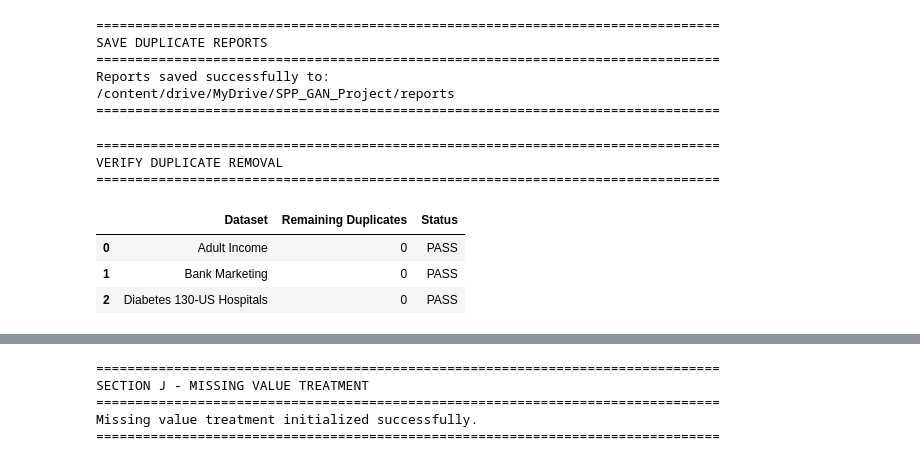
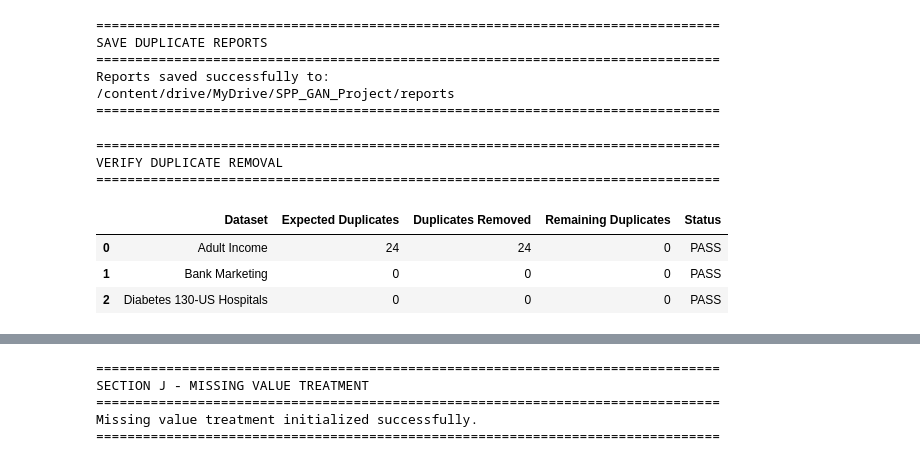
Before and after one commit to amzad-786githumb/Privacy-Preserving-Synthetic-Tabular-Data-Generation-Using-Generative-Adversarial-Networks, a Jupyter notebook: 02_Data_Preprocessing.ipynb, the cells around one changed output, grey strips where cells are left out. Saved outputs shown, nothing was run; the diff lists cells and outputs as text; code cells hidden in the pictures.

```diff
--- a/02_Data_Preprocessing.ipynb
+++ b/02_Data_Preprocessing.ipynb
@@ -7610,44 +7759,97 @@ Reports saved successfully to:
 # I8. Verify Duplicate Removal
 # ============================================================
 
 print("=" * 80)
 print("VERIFY DUPLICATE REMOVAL")
 print("=" * 80)
 
 verification = []
 
 for dataset_id, df in RAW_DATASETS.items():
 
-    remaining_duplicates = int(df.duplicated().sum())
+    remaining_duplicates = int(
+        df.duplicated().sum()
+    )
+
+    duplicates_removed = int(
+        DUPLICATE_REMOVAL_SUMMARY[dataset_id][
+            "Duplicates Removed"
+        ]
+    )
 
     verification.append({
 
-        "Dataset": DATASETS[dataset_id]["name"],
+        "Dataset":
+            DATASETS[dataset_id]["name"],
 
-        "Remaining Duplicates": remaining_duplicates,
+        "Expected Duplicates":
+            DUPLICATE_SUMMARY_DF.loc[
+                DUPLICATE_SUMMARY_DF["Dataset"]
+                == DATASETS[dataset_id]["name"],
+                "Duplicate Rows"
+            ].iloc[0],
 
-        "Status": "PASS" if remaining_duplicates == 0 else "WARNING"
+        "Duplicates Removed":
+            duplicates_removed,
+
+        "Remaining Duplicates":
+            remaining_duplicates,
+
+        "Status":
+            (
+                "PASS"
+                if remaining_duplicates == 0
+                else "FAIL"
+            )
 
     })
 
-DUPLICATE_VERIFICATION_DF = pd.DataFrame(verification)
 
-display(DUPLICATE_VERIFICATION_DF)
+DUPLICATE_VERIFICATION_DF = pd.DataFrame(
+    verification
+)
+
+display(
+    DUPLICATE_VERIFICATION_DF
+)
+
+
+# ============================================================
+# Final Verification
+# ============================================================
 
 print("=" * 80)
 
-if (DUPLICATE_VERIFICATION_DF["Remaining Duplicates"] == 0).all():
-    print("✓ Duplicate removal completed successfully.")
+if (
+    not DUPLICATE_VERIFICATION_DF.empty
+    and
+    (
+        DUPLICATE_VERIFICATION_DF["Remaining Duplicates"]
+        == 0
+    ).all()
+):
+
+    print(
+        "✓ Duplicate removal verified successfully."
+    )
+
+    print(
+        "✓ All exact duplicate rows have been removed."
+    )
+
 else:
-    print(" Some datasets still contain duplicate records.")
+
+    print(
+        "✗ Some duplicate rows still remain."
+    )
 
 print("=" * 80)
 # %% [output]
 ================================================================================
 VERIFY DUPLICATE REMOVAL
 ================================================================================
-|  | Dataset | Remaining Duplicates | Status |
-| 0 | Adult Income | 0 | PASS |
-| 1 | Bank Marketing | 0 | PASS |
-| 2 | Diabetes 130-US Hospitals | 0 | PASS |
+|  | Dataset | Expected Duplicates | Duplicates Removed | Remaining Duplicates | Status |
+| 0 | Adult Income | 24 | 24 | 0 | PASS |
+| 1 | Bank Marketing | 0 | 0 | 0 | PASS |
+| 2 | Diabetes 130-US Hospitals | 0 | 0 | 0 | PASS |
 ================================================================================
```
Also changed, not shown: parts of 139 cells of this notebook.
